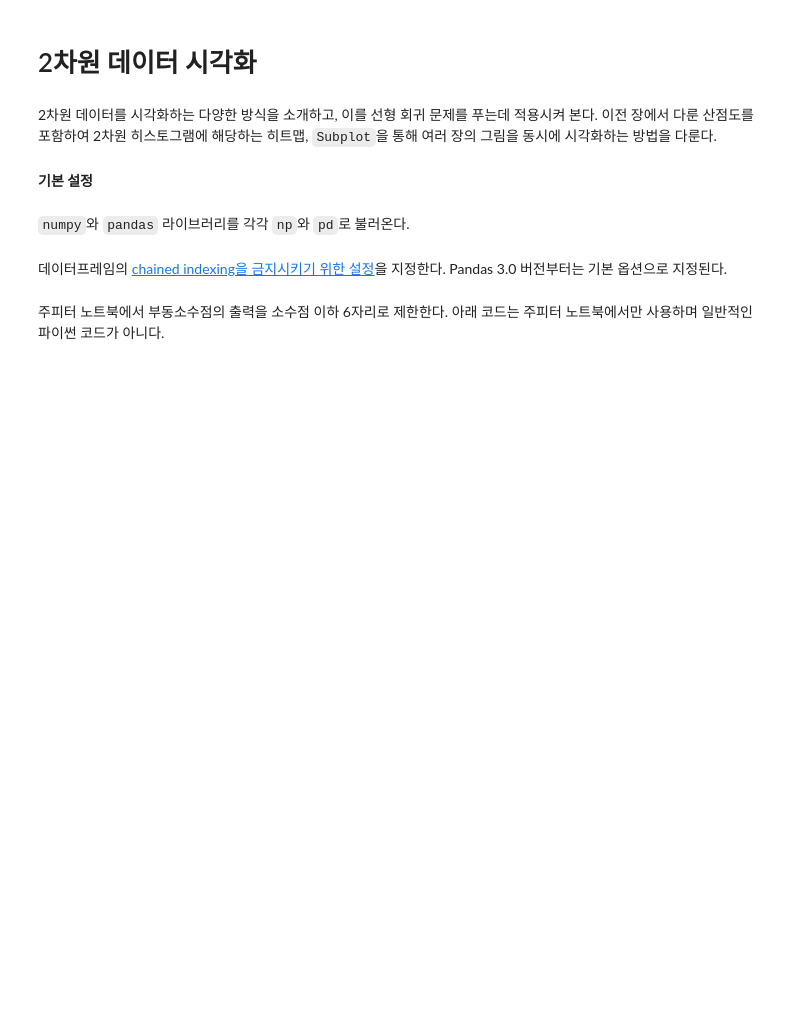
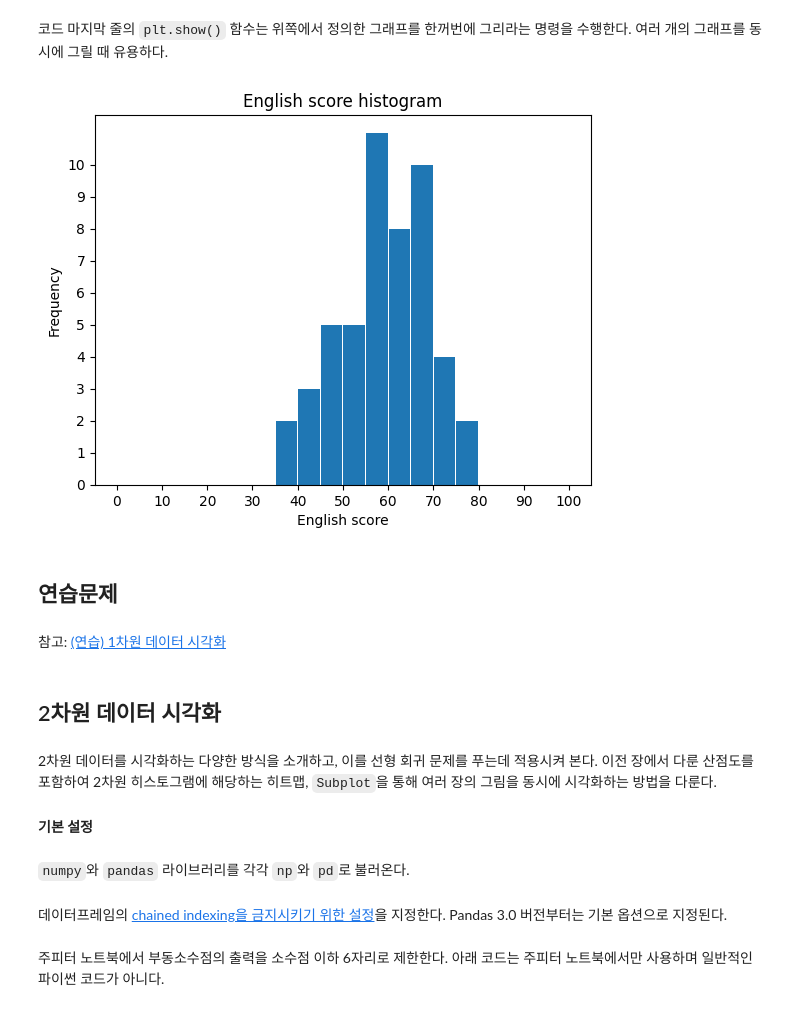
Before and after one commit to codingalzi/code-workout-datasci, a Jupyter notebook: data_visualization.ipynb, the cells around one changed output. Drawn from its saved outputs; the diff is of its cells as text; code cells hidden in the pictures; blank space fills up the shorter version.

```diff
--- a/twoD_visualization.ipynb
+++ b/data_visualization.ipynb
@@ -1,5 +158,27 @@
+# %% [markdown]
+코드 마지막 줄의 `plt.show()` 함수는 위쪽에서 정의한 그래프를 한꺼번에 그리라는 명령을 수행한다.
+여러 개의 그래프를 동시에 그릴 때 유용하다.
+# %%
+freq, bin_edges, _ = plt.hist(english_scores,
+                              bins=20,
+                              range=(0, 100),
+                              rwidth=0.95)
+
+plt.xticks(range(0, 101, 10))
+plt.yticks(range(0, 11))
+plt.xlabel("English score")
+plt.ylabel("Frequency")
+plt.title("English score histogram")
+
+plt.show()
+# %% [output]
+[figure, added]
+# %% [markdown]
+## 연습문제
+# %% [markdown]
+참고: [(연습) 1차원 데이터 시각화](https://colab.research.google.com/github/codingalzi/statsRev/blob/master/practices/practice-oneD_visualization.ipynb)
 # %% [markdown]
-# 2차원 데이터 시각화
+## 2차원 데이터 시각화
 # %% [markdown]
 2차원 데이터를 시각화하는 다양한 방식을 소개하고, 이를 선형 회귀 문제를 푸는데 적용시켜 본다.
 이전 장에서 다룬 산점도를 포함하여 2차원 히스토그램에 해당하는 히트맵, `Subplot`을 통해 여러 장의 그림을 동시에 시각화하는 방법을 다룬다.
```
Also changed, not shown: parts of 43 cells of this notebook, 7 other files.
